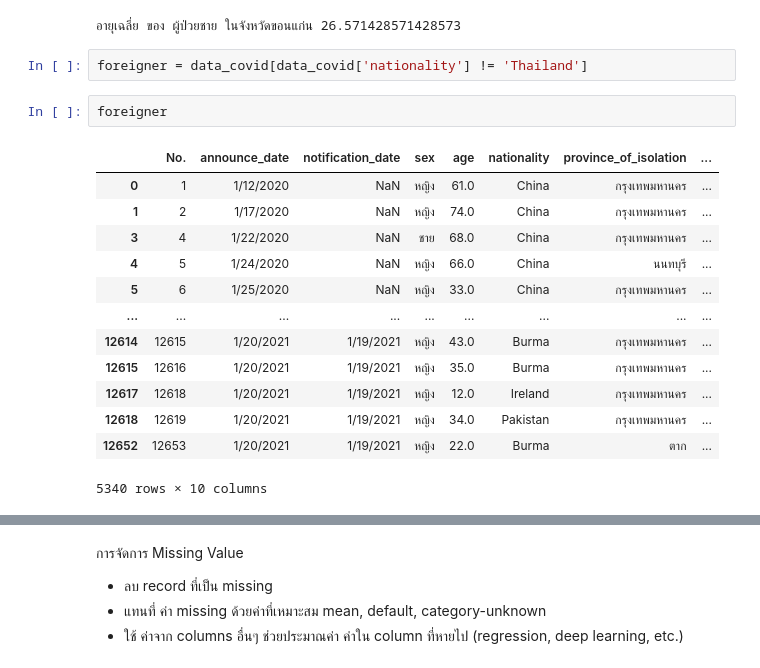
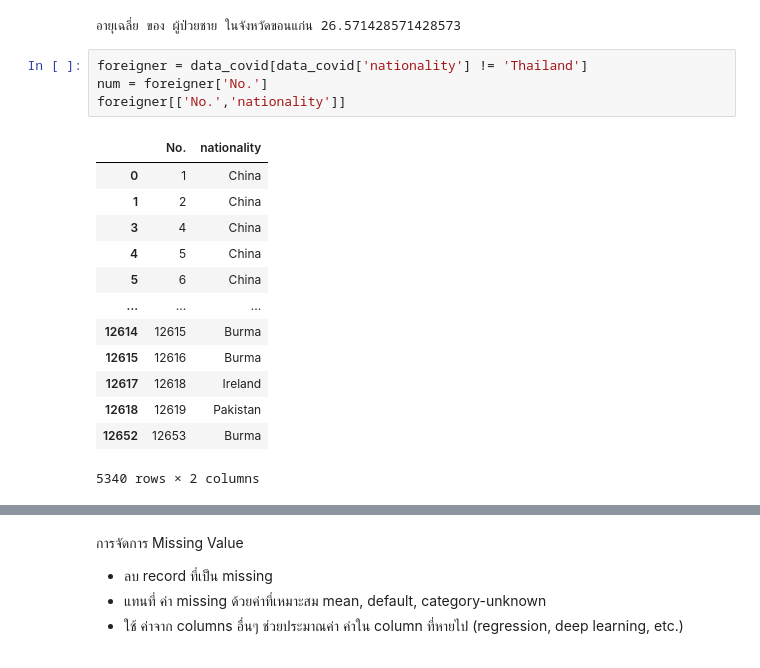
Before and after one commit to UNKOkiss/data_viz_2022, a Jupyter notebook: Pandas10.ipynb, the cells around one changed output, grey strips where cells are left out. Saved outputs shown, nothing was run; the diff lists cells and outputs as text.

```diff
--- a/Pandas10.ipynb
+++ b/Pandas10.ipynb
@@ -419,19 +419,19 @@ print(f'อายุเฉลี่ย ของ ผู้ป่วยชาย
 อายุเฉลี่ย ของ ผู้ป่วยชาย ในจังหวัดขอนแก่น 26.571428571428573
 # %%
 foreigner = data_covid[data_covid['nationality'] != 'Thailand']
+num = foreigner['No.']
+foreigner[['No.','nationality']]
+# %% [output]
+|  | No. | nationality |
+| 0 | 1 | China |
+| 1 | 2 | China |
+| 3 | 4 | China |
+| 4 | 5 | China |
+| 5 | 6 | China |
+| ... | ... | ... |
+| 12614 | 12615 | Burma |
+| 12615 | 12616 | Burma |
+| 12617 | 12618 | Ireland |
+| 12618 | 12619 | Pakistan |
+| 12652 | 12653 | Burma |
+5340 rows × 2 columns
-# %%
-foreigner
-# %% [output]
-|  | No. | announce_date | notification_date | sex | age | nationality | province_of_isolation | ... |
-| 0 | 1 | 1/12/2020 | NaN | หญิง | 61.0 | China | กรุงเทพมหานคร | ... |
-| 1 | 2 | 1/17/2020 | NaN | หญิง | 74.0 | China | กรุงเทพมหานคร | ... |
-| 3 | 4 | 1/22/2020 | NaN | ชาย | 68.0 | China | กรุงเทพมหานคร | ... |
-| 4 | 5 | 1/24/2020 | NaN | หญิง | 66.0 | China | นนทบุรี | ... |
-| 5 | 6 | 1/25/2020 | NaN | หญิง | 33.0 | China | กรุงเทพมหานคร | ... |
-| ... | ... | ... | ... | ... | ... | ... | ... | ... |
-| 12614 | 12615 | 1/20/2021 | 1/19/2021 | หญิง | 43.0 | Burma | กรุงเทพมหานคร | ... |
-| 12615 | 12616 | 1/20/2021 | 1/19/2021 | หญิง | 35.0 | Burma | กรุงเทพมหานคร | ... |
-| 12617 | 12618 | 1/20/2021 | 1/19/2021 | หญิง | 12.0 | Ireland | กรุงเทพมหานคร | ... |
-| 12618 | 12619 | 1/20/2021 | 1/19/2021 | หญิง | 34.0 | Pakistan | กรุงเทพมหานคร | ... |
-| 12652 | 12653 | 1/20/2021 | 1/19/2021 | หญิง | 22.0 | Burma | ตาก | ... |
-5340 rows × 10 columns
```
Also changed, not shown: parts of 1 cell of this notebook.
